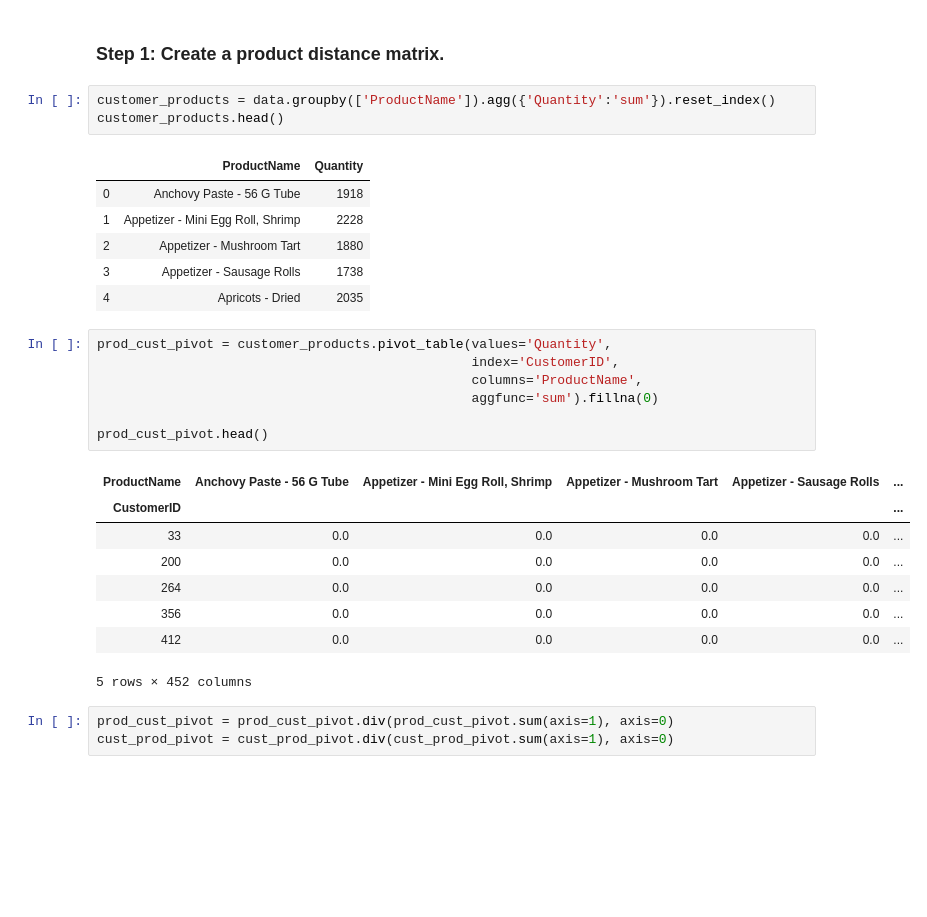
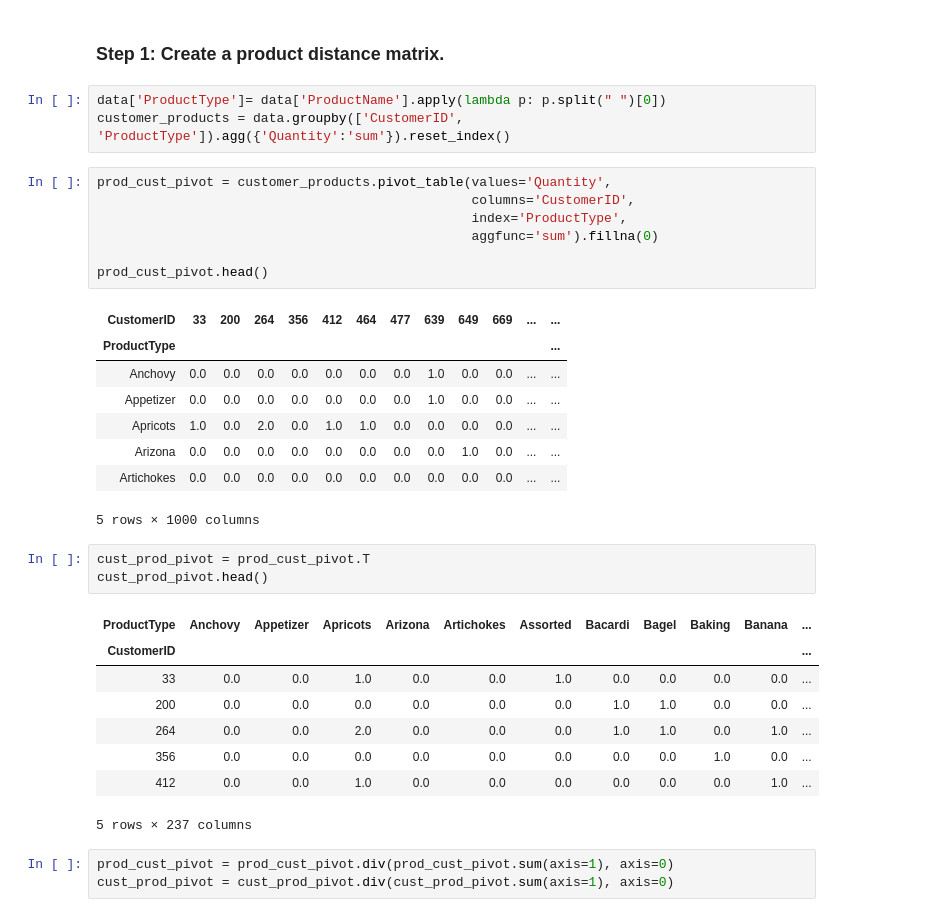
Before and after one commit to farcDev0001/datamad0819, a Jupyter notebook: module-2/lab-recommender-deepdive/your-code/main.ipynb, the cells around one changed output. Cells and saved outputs as stored; diff of their text form; blank space fills up the shorter version.

```diff
--- a/module-2/lab-recommender-deepdive/your-code/main.ipynb
+++ b/module-2/lab-recommender-deepdive/your-code/main.ipynb
@@ -148,32 +148,37 @@ recs
 In this section, you will create an item similarity based recommender system in a step-by-step fashion. Whereas our user similarity based recommender leveraged similarities between customers, this recommender will utilize similarities between products. You already have all the tools in your toolbox, so follow each of the steps below to complete this lab.
 # %% [markdown]
 ### Step 1: Create a product distance matrix.
-# %%
-customer_products = data.groupby(['ProductName']).agg({'Quantity':'sum'}).reset_index()
-customer_products.head()
-# %% [output]
-|  | ProductName | Quantity |
-| 0 | Anchovy Paste - 56 G Tube | 1918 |
-| 1 | Appetizer - Mini Egg Roll, Shrimp | 2228 |
-| 2 | Appetizer - Mushroom Tart | 1880 |
-| 3 | Appetizer - Sausage Rolls | 1738 |
-| 4 | Apricots - Dried | 2035 |
+# %%
+data['ProductType']= data['ProductName'].apply(lambda p: p.split(" ")[0])
+customer_products = data.groupby(['CustomerID', 'ProductType']).agg({'Quantity':'sum'}).reset_index()
 # %%
 prod_cust_pivot = customer_products.pivot_table(values='Quantity',
-                                                index='CustomerID',
-                                                columns='ProductName',
+                                                columns='CustomerID',
+                                                index='ProductType',
                                                 aggfunc='sum').fillna(0)
 
 prod_cust_pivot.head()
 # %% [output]
-| ProductName | Anchovy Paste - 56 G Tube | Appetizer - Mini Egg Roll, Shrimp | Appetizer - Mushroom Tart | Appetizer - Sausage Rolls | ... |
-| CustomerID |  |  |  |  | ... |
-| 33 | 0.0 | 0.0 | 0.0 | 0.0 | ... |
-| 200 | 0.0 | 0.0 | 0.0 | 0.0 | ... |
-| 264 | 0.0 | 0.0 | 0.0 | 0.0 | ... |
-| 356 | 0.0 | 0.0 | 0.0 | 0.0 | ... |
-| 412 | 0.0 | 0.0 | 0.0 | 0.0 | ... |
+| CustomerID | 33 | 200 | 264 | 356 | 412 | 464 | 477 | 639 | 649 | 669 | ... | ... |
+| ProductType |  |  |  |  |  |  |  |  |  |  |  | ... |
+| Anchovy | 0.0 | 0.0 | 0.0 | 0.0 | 0.0 | 0.0 | 0.0 | 1.0 | 0.0 | 0.0 | ... | ... |
+| Appetizer | 0.0 | 0.0 | 0.0 | 0.0 | 0.0 | 0.0 | 0.0 | 1.0 | 0.0 | 0.0 | ... | ... |
+| Apricots | 1.0 | 0.0 | 2.0 | 0.0 | 1.0 | 1.0 | 0.0 | 0.0 | 0.0 | 0.0 | ... | ... |
+| Arizona | 0.0 | 0.0 | 0.0 | 0.0 | 0.0 | 0.0 | 0.0 | 0.0 | 1.0 | 0.0 | ... | ... |
+| Artichokes | 0.0 | 0.0 | 0.0 | 0.0 | 0.0 | 0.0 | 0.0 | 0.0 | 0.0 | 0.0 | ... | ... |
-5 rows × 452 columns
+5 rows × 1000 columns
+# %%
+cust_prod_pivot = prod_cust_pivot.T
+cust_prod_pivot.head()
+# %% [output]
+| ProductType | Anchovy | Appetizer | Apricots | Arizona | Artichokes | Assorted | Bacardi | Bagel | Baking | Banana | ... |
+| CustomerID |  |  |  |  |  |  |  |  |  |  | ... |
+| 33 | 0.0 | 0.0 | 1.0 | 0.0 | 0.0 | 1.0 | 0.0 | 0.0 | 0.0 | 0.0 | ... |
+| 200 | 0.0 | 0.0 | 0.0 | 0.0 | 0.0 | 0.0 | 1.0 | 1.0 | 0.0 | 0.0 | ... |
+| 264 | 0.0 | 0.0 | 2.0 | 0.0 | 0.0 | 0.0 | 1.0 | 1.0 | 0.0 | 1.0 | ... |
+| 356 | 0.0 | 0.0 | 0.0 | 0.0 | 0.0 | 0.0 | 0.0 | 0.0 | 1.0 | 0.0 | ... |
+| 412 | 0.0 | 0.0 | 1.0 | 0.0 | 0.0 | 0.0 | 0.0 | 0.0 | 0.0 | 1.0 | ... |
+5 rows × 237 columns
 # %%
 prod_cust_pivot = prod_cust_pivot.div(prod_cust_pivot.sum(axis=1), axis=0)
 cust_prod_pivot = cust_prod_pivot.div(cust_prod_pivot.sum(axis=1), axis=0)
```
Also changed, not shown: parts of 5 cells of this notebook.
